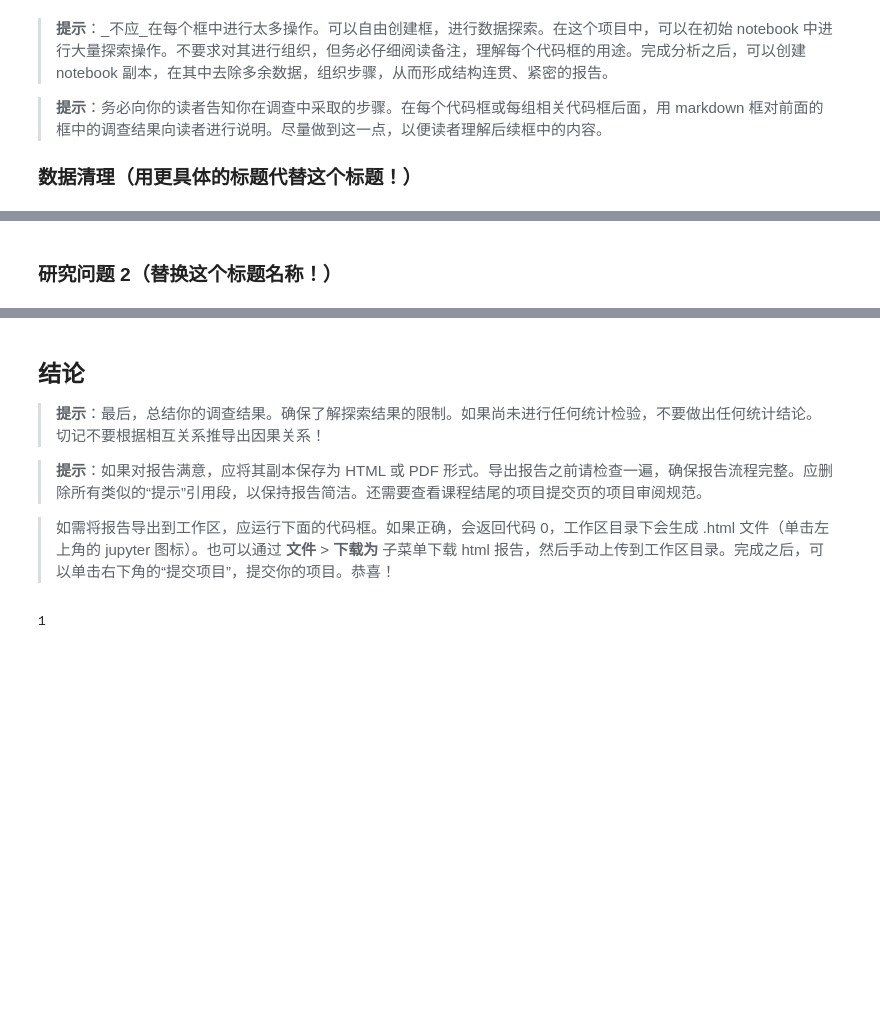
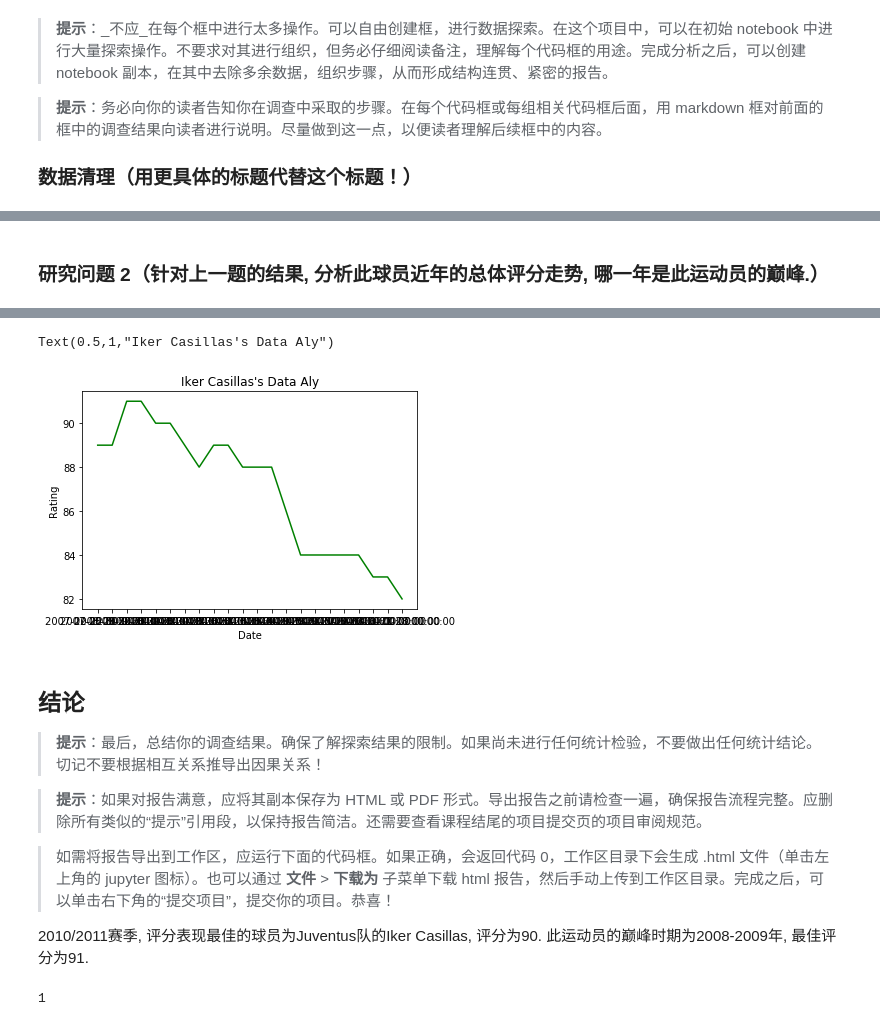
Before and after one commit to kylechenoO/investigate-football, a Jupyter notebook: Investigate-Football.ipynb, the cells around one changed output, grey strips where cells are left out. Drawn from its saved outputs; the diff is of its cells as text; code cells hidden in the pictures; blank space fills up the shorter version.

```diff
--- a/Investigate-Football.ipynb
+++ b/Investigate-Football.ipynb
@@ -735,2 +793,2 @@ es
 # %% [markdown]
-### 研究问题 2（替换这个标题名称！）
+### 研究问题 2（针对上一题的结果, 分析此球员近年的总体评分走势, 哪一年是此运动员的巅峰.）
@@ -740,0 +795,26 @@ es
+# %%
+# 继续探索数据，解决你的附加研究问题。
+#   如果有其它问题要调查，
+#   请根据需要添加更多标题。
+sql_rating = 'SELECT date, overall_rating \
+                FROM Player_Attributes \
+                WHERE player_api_id = {} \
+                ORDER BY date ASC \
+                ;'.format(max_player_api_id)
+result_rating = dbObj.execute(sql_rating)
+# print(result_rating)
+
+x = []
+y = []
+for line in result_rating:
+    print(line)
+    x.append(line[0])
+    y.append(line[1])
+
+# print(x)
+# print(y)
+plt.plot(x, y, 'g-')
+plt.xlabel('Date')
+plt.ylabel('Rating')
+plt.title('{}\'s Data Aly'.format(max_player_name))
+# %% [output]
@@ -741,3 +838,5 @@ es
+Text(0.5,1,"Iker Casillas's Data Aly")
+[figure, added]
 # %% [markdown]
 <a id='conclusions'></a>
 ## 结论
@@ -747,6 +846,9 @@ es
 > **提示**：如果对报告满意，应将其副本保存为 HTML 或 PDF 形式。导出报告之前请检查一遍，确保报告流程完整。应删除所有类似的“提示”引用段，以保持报告简洁。还需要查看课程结尾的项目提交页的项目审阅规范。
 
 > 如需将报告导出到工作区，应运行下面的代码框。如果正确，会返回代码 0，工作区目录下会生成 .html 文件（单击左上角的 jupyter 图标）。也可以通过 **文件** > **下载为** 子菜单下载 html 报告，然后手动上传到工作区目录。完成之后，可以单击右下角的“提交项目”，提交你的项目。恭喜！
+
+2010/2011赛季, 评分表现最佳的球员为Juventus队的Iker Casillas, 评分为90.
+此运动员的巅峰时期为2008-2009年, 最佳评分为91.
 # %%
 from subprocess import call
 call(['python', '-m', 'nbconvert', 'Investigate_a_Dataset.ipynb'])
```
Also changed, not shown: parts of 6 cells of this notebook, 1 other file.
